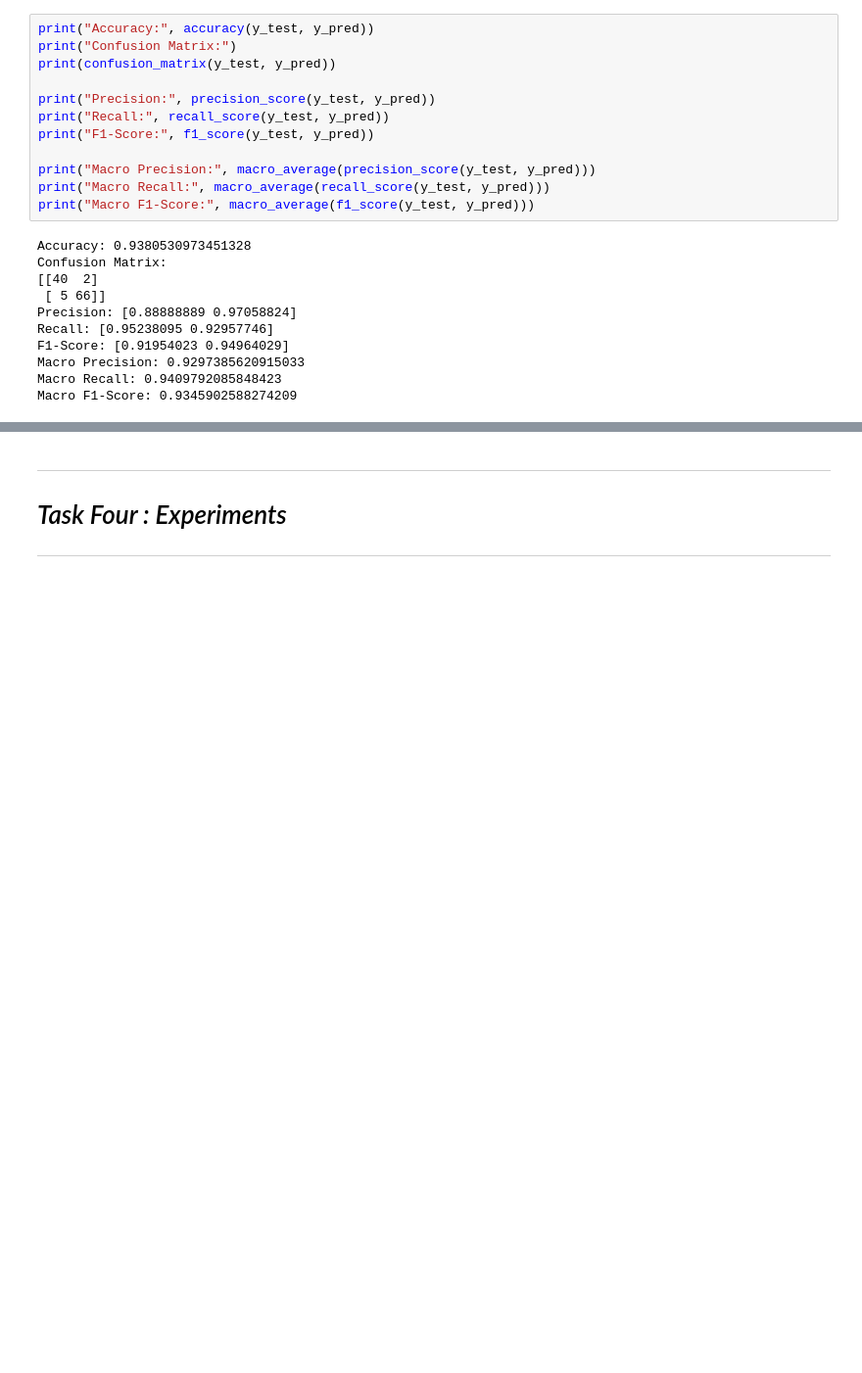
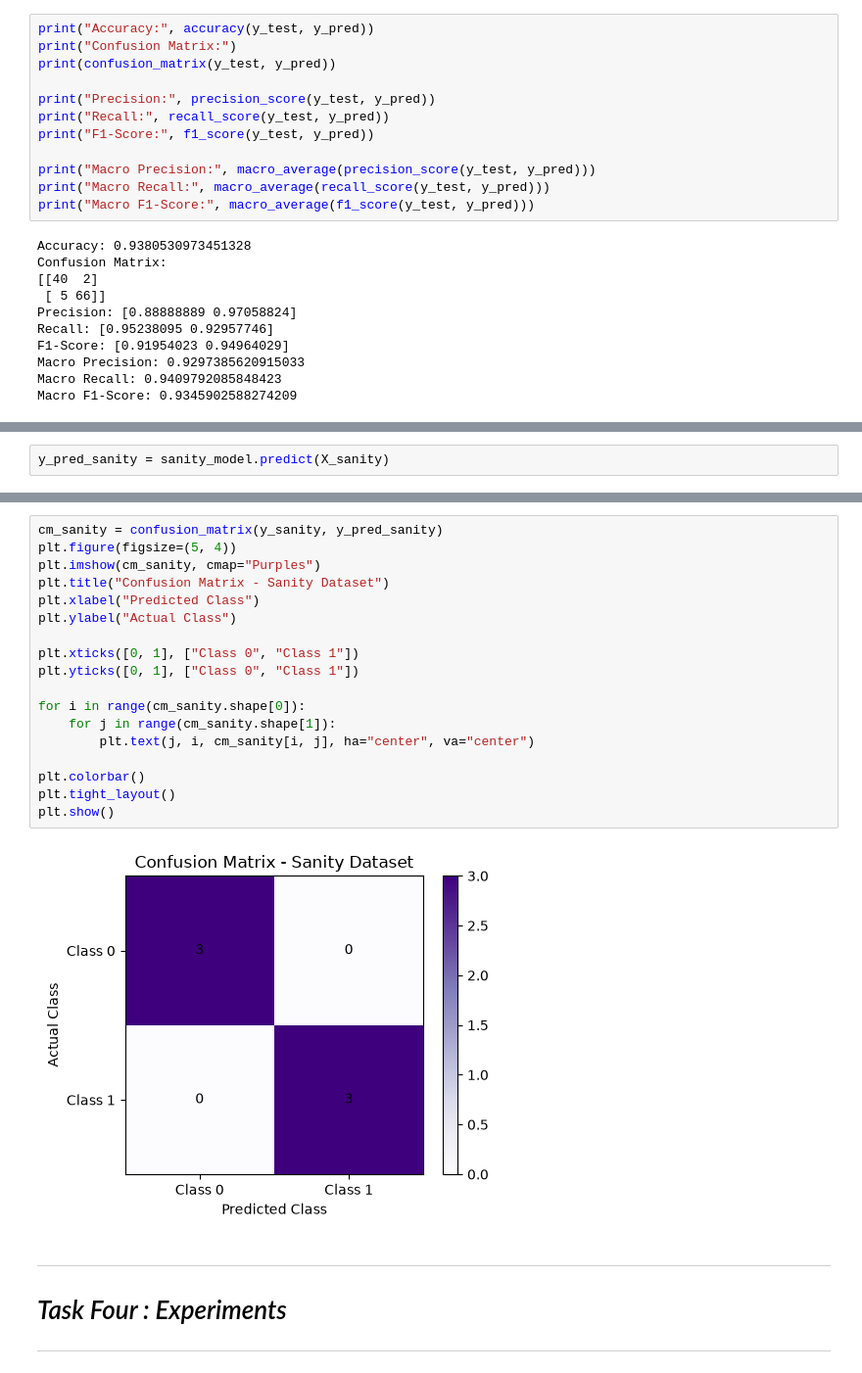
Before and after one commit to naglaamohamed1486-droid/Cola_machine, a Jupyter notebook: GNB_20240626_20242100.ipynb, the cells around one changed output, grey strips where cells are left out. Shown at 98% size. Drawn from its saved outputs; the diff is of its cells as text; blank space fills up the shorter version.

```diff
--- a/GNB_20240626_20242100.ipynb
+++ b/GNB_20240626_20242100.ipynb
@@ -529,0 +539,2 @@ plt.show()
+# %%
+y_pred_sanity = sanity_model.predict(X_sanity)
@@ -530,3 +564,23 @@ plt.show()
+# %%
+cm_sanity = confusion_matrix(y_sanity, y_pred_sanity)
+plt.figure(figsize=(5, 4))
+plt.imshow(cm_sanity, cmap="Purples")
+plt.title("Confusion Matrix - Sanity Dataset")
+plt.xlabel("Predicted Class")
+plt.ylabel("Actual Class")
+
+plt.xticks([0, 1], ["Class 0", "Class 1"])
+plt.yticks([0, 1], ["Class 0", "Class 1"])
+
+for i in range(cm_sanity.shape[0]):
+    for j in range(cm_sanity.shape[1]):
+        plt.text(j, i, cm_sanity[i, j], ha="center", va="center")
+
+plt.colorbar()
+plt.tight_layout()
+plt.show()
+# %% [output]
+[figure, added]
 # %% [markdown]
 ---
 
```
Also changed, not shown: parts of 11 cells of this notebook.
